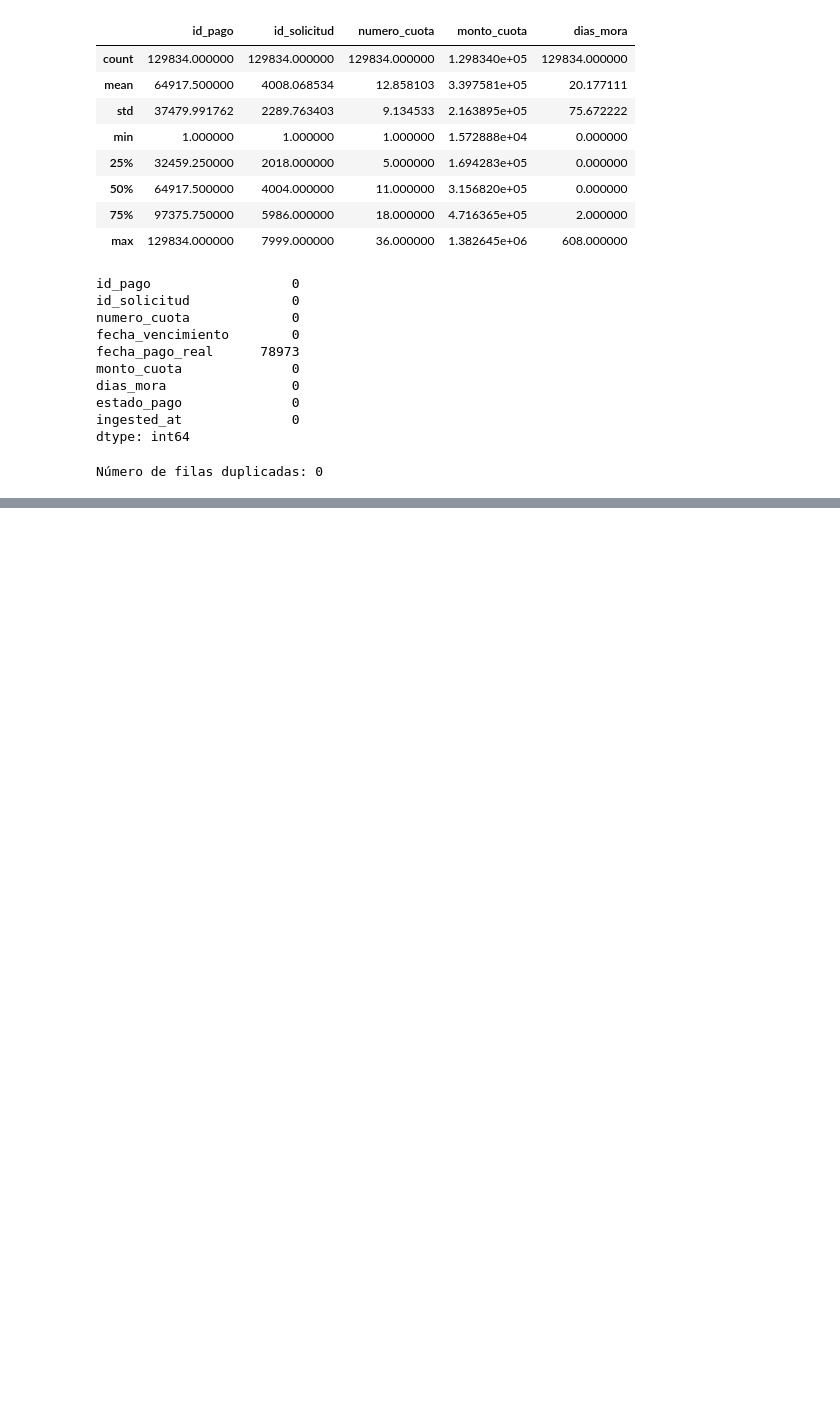
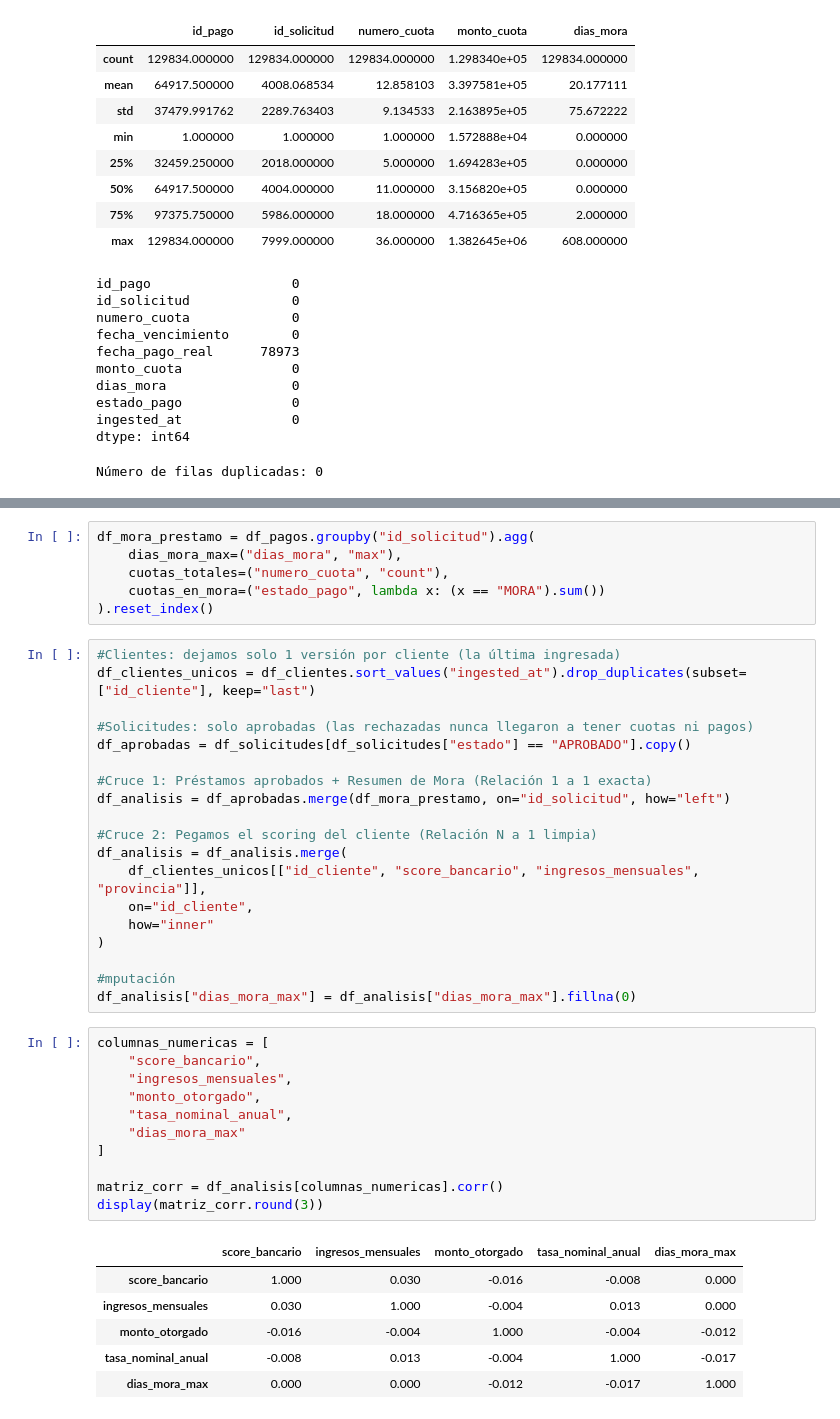
Before and after one commit to bagnatosan/Fintech-Credit-Risk---Modern-Data-Stack, a Jupyter notebook: notebooks/01_eda_credit_risk.ipynb, the cells around one changed output, grey strips where cells are left out. Drawn from its saved outputs; the diff is of its cells as text; blank space fills up the shorter version.

```diff
--- a/notebooks/01_eda_credit_risk.ipynb
+++ b/notebooks/01_eda_credit_risk.ipynb
@@ -224,0 +234,43 @@ fecha vencimiento y pago real estan en string, pasar a date
+# %%
+df_mora_prestamo = df_pagos.groupby("id_solicitud").agg(
+    dias_mora_max=("dias_mora", "max"),
+    cuotas_totales=("numero_cuota", "count"),
+    cuotas_en_mora=("estado_pago", lambda x: (x == "MORA").sum())
+).reset_index()
+# %%
+#Clientes: dejamos solo 1 versión por cliente (la última ingresada)
+df_clientes_unicos = df_clientes.sort_values("ingested_at").drop_duplicates(subset=["id_cliente"], keep="last")
+
+#Solicitudes: solo aprobadas (las rechazadas nunca llegaron a tener cuotas ni pagos)
+df_aprobadas = df_solicitudes[df_solicitudes["estado"] == "APROBADO"].copy()
+
+#Cruce 1: Préstamos aprobados + Resumen de Mora (Relación 1 a 1 exacta)
+df_analisis = df_aprobadas.merge(df_mora_prestamo, on="id_solicitud", how="left")
+
+#Cruce 2: Pegamos el scoring del cliente (Relación N a 1 limpia)
+df_analisis = df_analisis.merge(
+    df_clientes_unicos[["id_cliente", "score_bancario", "ingresos_mensuales", "provincia"]],
+    on="id_cliente",
+    how="inner"
+)
+
+#mputación
+df_analisis["dias_mora_max"] = df_analisis["dias_mora_max"].fillna(0)
+# %%
+columnas_numericas = [
+    "score_bancario",
+    "ingresos_mensuales",
+    "monto_otorgado",
+    "tasa_nominal_anual",
+    "dias_mora_max"
+]
+
+matriz_corr = df_analisis[columnas_numericas].corr()
+display(matriz_corr.round(3))
+# %% [output]
+|  | score_bancario | ingresos_mensuales | monto_otorgado | tasa_nominal_anual | dias_mora_max |
+| score_bancario | 1.000 | 0.030 | -0.016 | -0.008 | 0.000 |
+| ingresos_mensuales | 0.030 | 1.000 | -0.004 | 0.013 | 0.000 |
+| monto_otorgado | -0.016 | -0.004 | 1.000 | -0.004 | -0.012 |
+| tasa_nominal_anual | -0.008 | 0.013 | -0.004 | 1.000 | -0.017 |
+| dias_mora_max | 0.000 | 0.000 | -0.012 | -0.017 | 1.000 |
```
Also changed, not shown: parts of 4 cells of this notebook, 13 other files.
